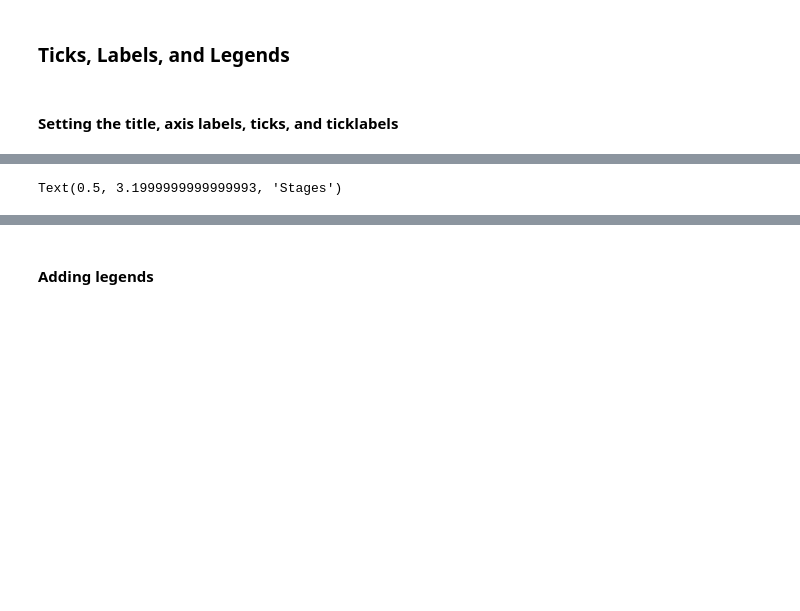
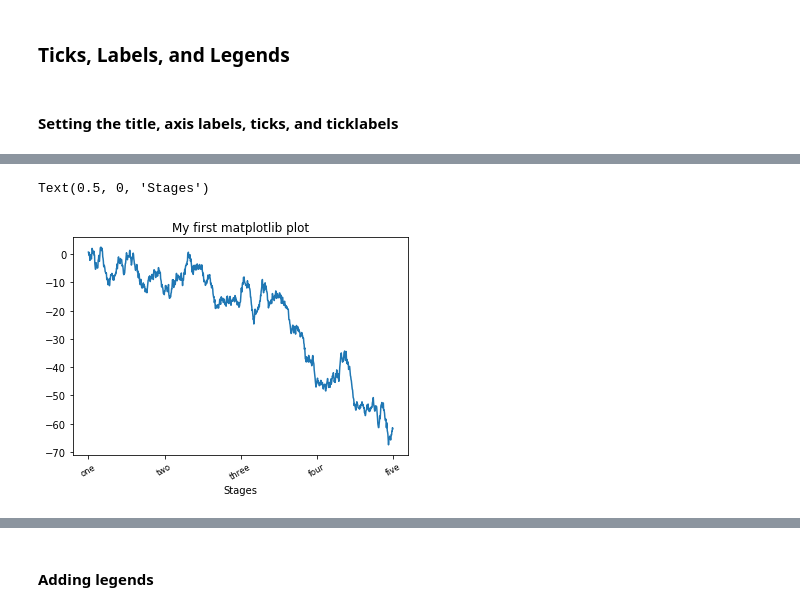
Before and after one commit to wesm/pydata-book, a Jupyter notebook: ch09.ipynb, the cells around one changed output, grey strips where cells are left out. Saved outputs shown, nothing was run; the diff lists cells and outputs as text; code cells hidden in the pictures; blank space fills up the shorter version.

```diff
--- a/ch09.ipynb
+++ b/ch09.ipynb
@@ -126,10 +157,15 @@ ax.plot(np.random.randn(1000).cumsum())
 # %%
-ticks = ax.set_xticks([0, 250, 500, 750, 1000])
+fig = plt.figure()
+ax = fig.add_subplot(1, 1, 1)
+ax.plot(np.random.randn(1000).cumsum())
+ticks = ax.set_xticks([0, 250, 500, 750, 1000]) #要将刻度放在数据范围中的哪些位置
 labels = ax.set_xticklabels(['one', 'two', 'three', 'four', 'five'],
-                            rotation=30, fontsize='small')
+                           rotation=30, fontsize='small')
+#也可以用其他值做标签
+#rotation 旋转角度
+ax.set_title('My first matplotlib plot')
+ax.set_xlabel('Stages')
+# %% [output]
+Text(0.5, 0, 'Stages')
+[figure, added]
-# %%
-ax.set_title('My first matplotlib plot')
-ax.set_xlabel('Stages')
-# %% [output]
-Text(0.5, 3.1999999999999993, 'Stages')
 # %% [markdown]
```
Also changed, not shown: parts of 33 cells of this notebook.
